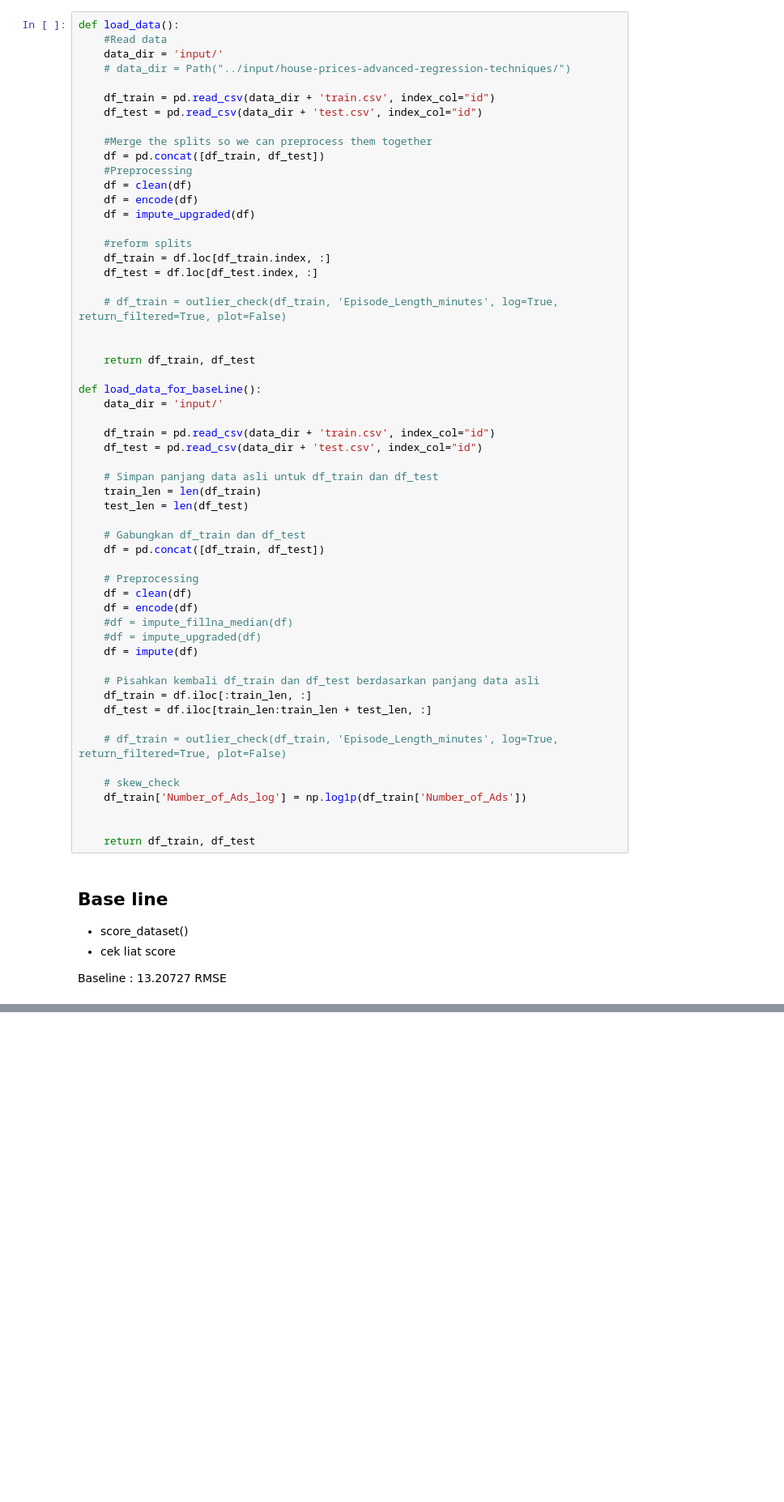
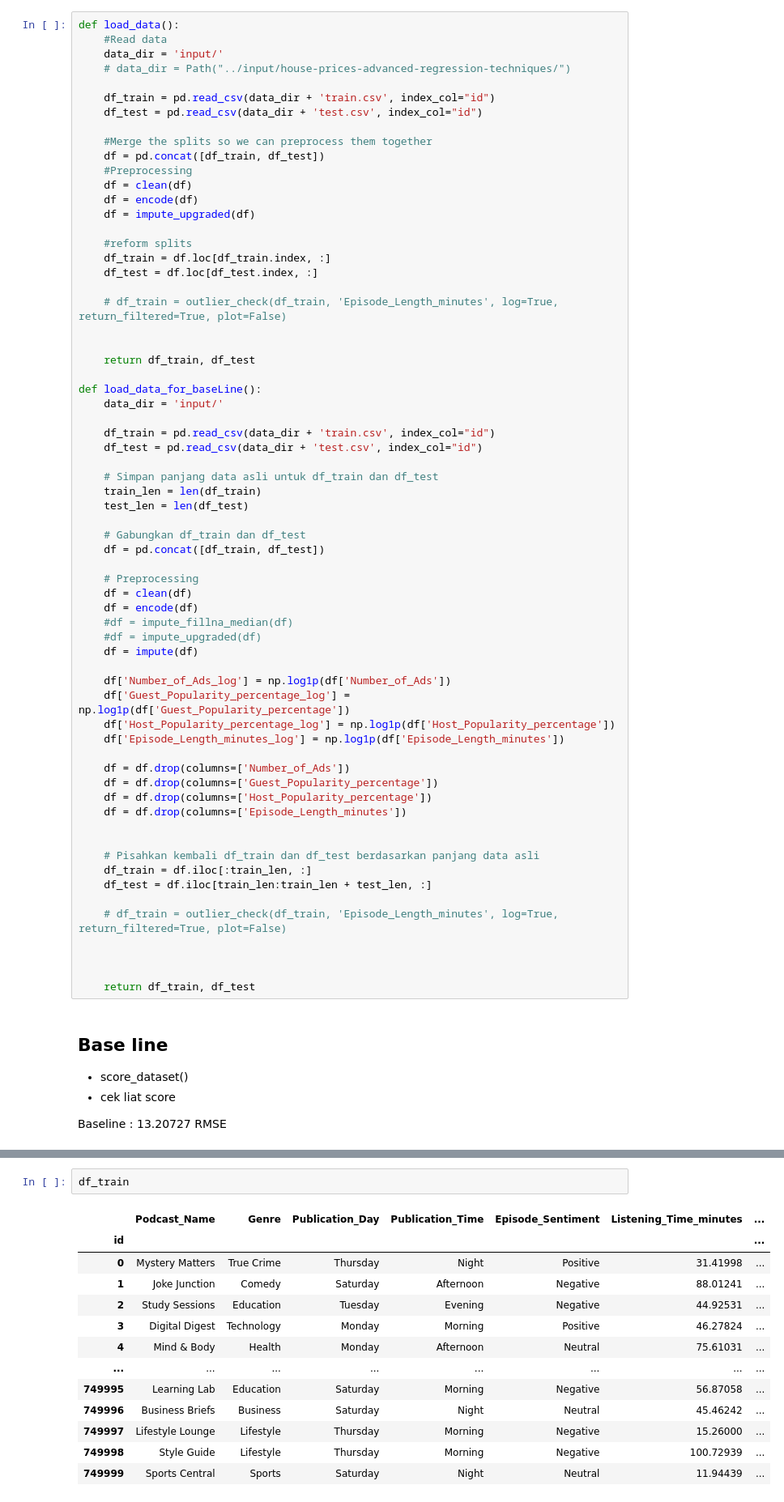
Before and after one commit to AzrilFahmiardi/podcast_listeningtime_compe, a Jupyter notebook: podcast_listeningTime_compe.ipynb, the cells around one changed output, grey strips where cells are left out. Shown at 81% size. Cells and saved outputs as stored; diff of their text form; blank space fills up the shorter version.

```diff
--- a/podcast_listeningTime_compe.ipynb
+++ b/podcast_listeningTime_compe.ipynb
@@ -295,14 +295,23 @@ def load_data_for_baseLine():
     #df = impute_upgraded(df)
     df = impute(df)
 
+    df['Number_of_Ads_log'] = np.log1p(df['Number_of_Ads'])
+    df['Guest_Popularity_percentage_log'] = np.log1p(df['Guest_Popularity_percentage'])
+    df['Host_Popularity_percentage_log'] = np.log1p(df['Host_Popularity_percentage'])
+    df['Episode_Length_minutes_log'] = np.log1p(df['Episode_Length_minutes'])
+
+    df = df.drop(columns=['Number_of_Ads'])
+    df = df.drop(columns=['Guest_Popularity_percentage'])
+    df = df.drop(columns=['Host_Popularity_percentage'])
+    df = df.drop(columns=['Episode_Length_minutes'])
+
+
     # Pisahkan kembali df_train dan df_test berdasarkan panjang data asli
     df_train = df.iloc[:train_len, :]
     df_test = df.iloc[train_len:train_len + test_len, :]
 
     # df_train = outlier_check(df_train, 'Episode_Length_minutes', log=True, return_filtered=True, plot=False)
 
-    # skew_check
-    df_train['Number_of_Ads_log'] = np.log1p(df_train['Number_of_Ads'])
 
 
     return df_train, df_test
@@ -323,0 +327,16 @@ See the caveats in the documentation: https://pandas.pydata.org/pandas-docs/stab
+# %%
+df_train
+# %% [output]
+|  | Podcast_Name | Genre | Publication_Day | Publication_Time | Episode_Sentiment | Listening_Time_minutes | ... |
+| id |  |  |  |  |  |  | ... |
+| 0 | Mystery Matters | True Crime | Thursday | Night | Positive | 31.41998 | ... |
+| 1 | Joke Junction | Comedy | Saturday | Afternoon | Negative | 88.01241 | ... |
+| 2 | Study Sessions | Education | Tuesday | Evening | Negative | 44.92531 | ... |
+| 3 | Digital Digest | Technology | Monday | Morning | Positive | 46.27824 | ... |
+| 4 | Mind & Body | Health | Monday | Afternoon | Neutral | 75.61031 | ... |
+| ... | ... | ... | ... | ... | ... | ... | ... |
+| 749995 | Learning Lab | Education | Saturday | Morning | Negative | 56.87058 | ... |
+| 749996 | Business Briefs | Business | Saturday | Night | Neutral | 45.46242 | ... |
+| 749997 | Lifestyle Lounge | Lifestyle | Thursday | Morning | Negative | 15.26000 | ... |
+| 749998 | Style Guide | Lifestyle | Thursday | Morning | Negative | 100.72939 | ... |
+| 749999 | Sports Central | Sports | Saturday | Night | Neutral | 11.94439 | ... |
```
Also changed, not shown: parts of 8 cells of this notebook.
